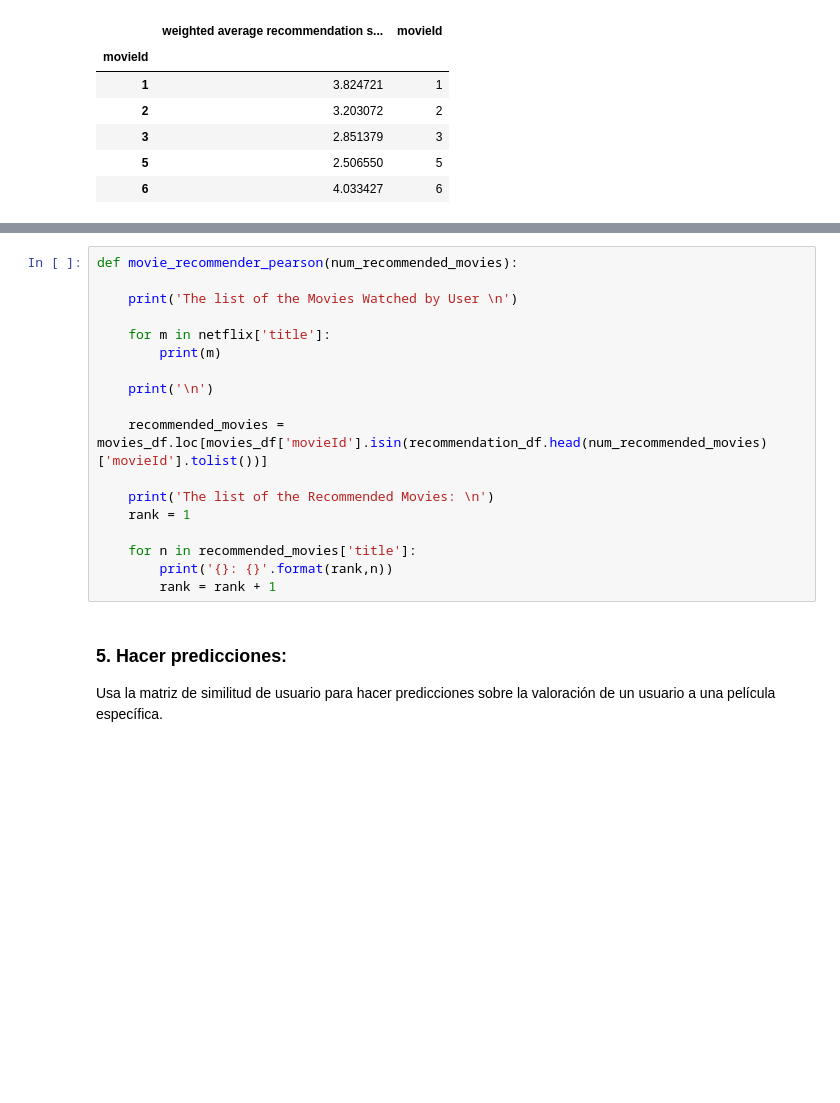
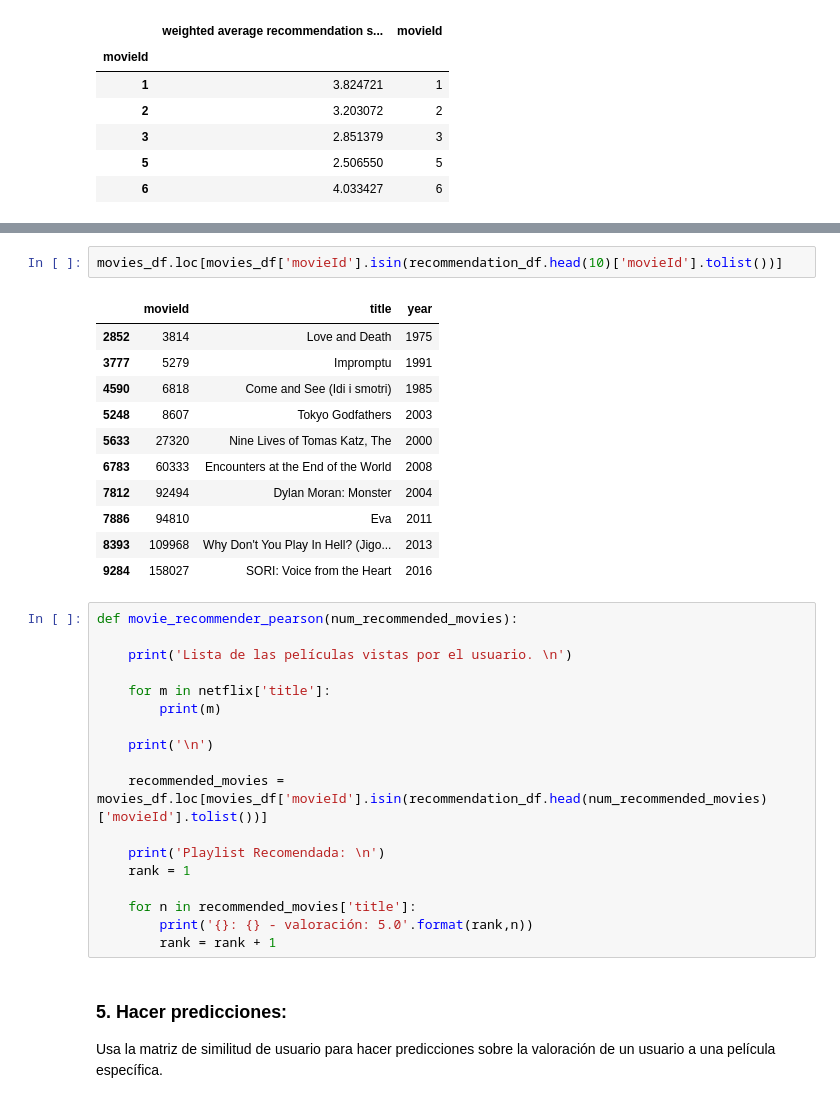
Before and after one commit to datagseoane/Movie-Recommendation-System, a Jupyter notebook: Recommendation System Algorithm.ipynb, the cells around one changed output, grey strips where cells are left out. Drawn from its saved outputs; the diff is of its cells as text; blank space fills up the shorter version.

```diff
--- a/Recommendation System Algorithm.ipynb
+++ b/Recommendation System Algorithm.ipynb
@@ -460,7 +460,21 @@ recommendation_df.head(10)
+# %%
+movies_df.loc[movies_df['movieId'].isin(recommendation_df.head(10)['movieId'].tolist())]
+# %% [output]
+|  | movieId | title | year |
+| 2852 | 3814 | Love and Death | 1975 |
+| 3777 | 5279 | Impromptu | 1991 |
+| 4590 | 6818 | Come and See (Idi i smotri) | 1985 |
+| 5248 | 8607 | Tokyo Godfathers | 2003 |
+| 5633 | 27320 | Nine Lives of Tomas Katz, The | 2000 |
+| 6783 | 60333 | Encounters at the End of the World | 2008 |
+| 7812 | 92494 | Dylan Moran: Monster | 2004 |
+| 7886 | 94810 | Eva | 2011 |
+| 8393 | 109968 | Why Don't You Play In Hell? (Jigo... | 2013 |
+| 9284 | 158027 | SORI: Voice from the Heart | 2016 |
 # %%
 def movie_recommender_pearson(num_recommended_movies):
 
-    print('The list of the Movies Watched by User \n')
+    print('Lista de las películas vistas por el usuario. \n')
 
     for m in netflix['title']:
         print(m)
@@ -469,11 +483,11 @@ def movie_recommender_pearson(num_recommended_movies):
 
     recommended_movies = movies_df.loc[movies_df['movieId'].isin(recommendation_df.head(num_recommended_movies)['movieId'].tolist())]
 
-    print('The list of the Recommended Movies: \n')
+    print('Playlist Recomendada: \n')
     rank = 1
 
     for n in recommended_movies['title']:
-        print('{}: {}'.format(rank,n))
+        print('{}: {} - valoración: 5.0'.format(rank,n))
         rank = rank + 1
 # %% [markdown]
 ### 5. Hacer predicciones:
```
Also changed, not shown: parts of 6 cells of this notebook.
